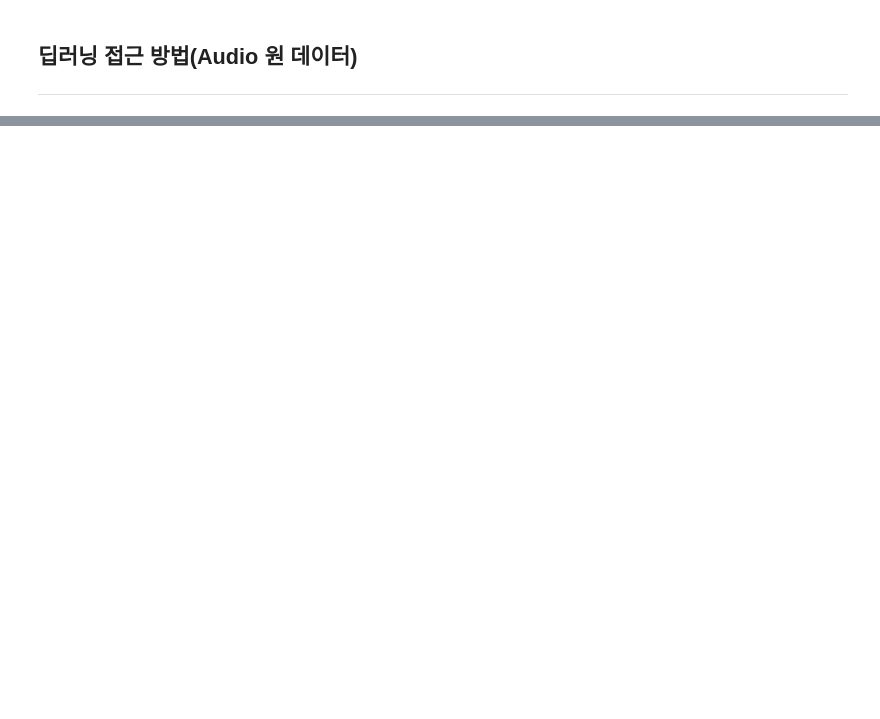
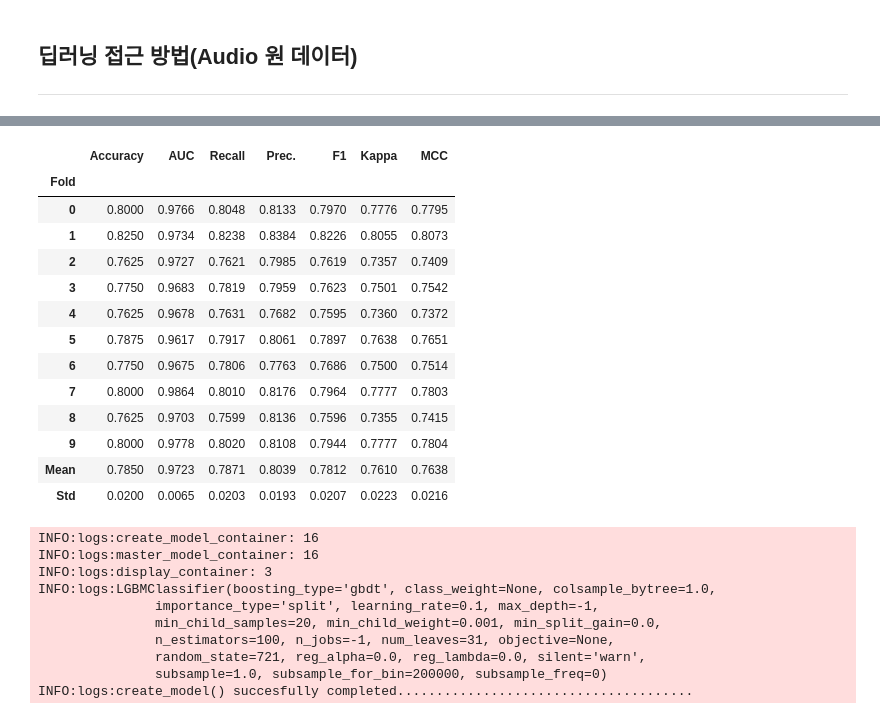
Before and after one commit to TAEWOOYOON/SkillTreePython-DeepLearning, a Jupyter notebook: 04.Paper-with-code/ch04_05_WaveNet.ipynb, the cells around one changed output, grey strips where cells are left out. Cells and saved outputs as stored; diff of their text form; code cells hidden in the pictures; blank space fills up the shorter version.

```diff
--- a/04.Paper-with-code/ch04_05_WaveNet.ipynb
+++ b/04.Paper-with-code/ch04_05_WaveNet.ipynb
@@ -308,0 +500,27 @@ Text(0, 0.5, 'Loss')
+# %%
+lgb = create_model('lightgbm')
+# %% [output]
+|  | Accuracy | AUC | Recall | Prec. | F1 | Kappa | MCC |
+| Fold |  |  |  |  |  |  |  |
+| 0 | 0.8000 | 0.9766 | 0.8048 | 0.8133 | 0.7970 | 0.7776 | 0.7795 |
+| 1 | 0.8250 | 0.9734 | 0.8238 | 0.8384 | 0.8226 | 0.8055 | 0.8073 |
+| 2 | 0.7625 | 0.9727 | 0.7621 | 0.7985 | 0.7619 | 0.7357 | 0.7409 |
+| 3 | 0.7750 | 0.9683 | 0.7819 | 0.7959 | 0.7623 | 0.7501 | 0.7542 |
+| 4 | 0.7625 | 0.9678 | 0.7631 | 0.7682 | 0.7595 | 0.7360 | 0.7372 |
+| 5 | 0.7875 | 0.9617 | 0.7917 | 0.8061 | 0.7897 | 0.7638 | 0.7651 |
+| 6 | 0.7750 | 0.9675 | 0.7806 | 0.7763 | 0.7686 | 0.7500 | 0.7514 |
+| 7 | 0.8000 | 0.9864 | 0.8010 | 0.8176 | 0.7964 | 0.7777 | 0.7803 |
+| 8 | 0.7625 | 0.9703 | 0.7599 | 0.8136 | 0.7596 | 0.7355 | 0.7415 |
+| 9 | 0.8000 | 0.9778 | 0.8020 | 0.8108 | 0.7944 | 0.7777 | 0.7804 |
+| Mean | 0.7850 | 0.9723 | 0.7871 | 0.8039 | 0.7812 | 0.7610 | 0.7638 |
+| Std | 0.0200 | 0.0065 | 0.0203 | 0.0193 | 0.0207 | 0.0223 | 0.0216 |
+INFO:logs:create_model_container: 16
+INFO:logs:master_model_container: 16
+INFO:logs:display_container: 3
+INFO:logs:LGBMClassifier(boosting_type='gbdt', class_weight=None, colsample_bytree=1.0,
+               importance_type='split', learning_rate=0.1, max_depth=-1,
+               min_child_samples=20, min_child_weight=0.001, min_split_gain=0.0,
+               n_estimators=100, n_jobs=-1, num_leaves=31, objective=None,
+               random_state=721, reg_alpha=0.0, reg_lambda=0.0, silent='warn',
+               subsample=1.0, subsample_for_bin=200000, subsample_freq=0)
+INFO:logs:create_model() succesfully completed......................................
```
Also changed, not shown: parts of 23 cells of this notebook.
